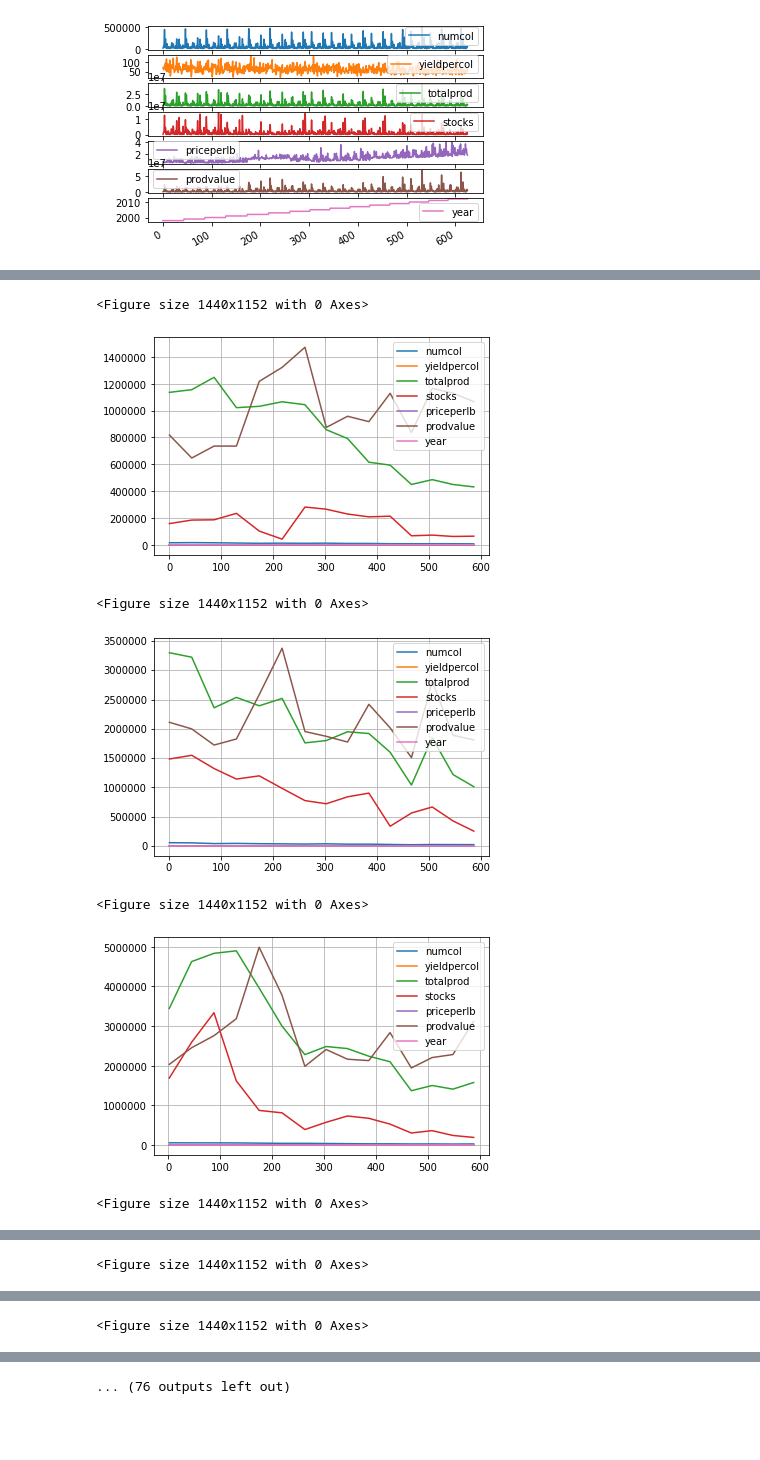
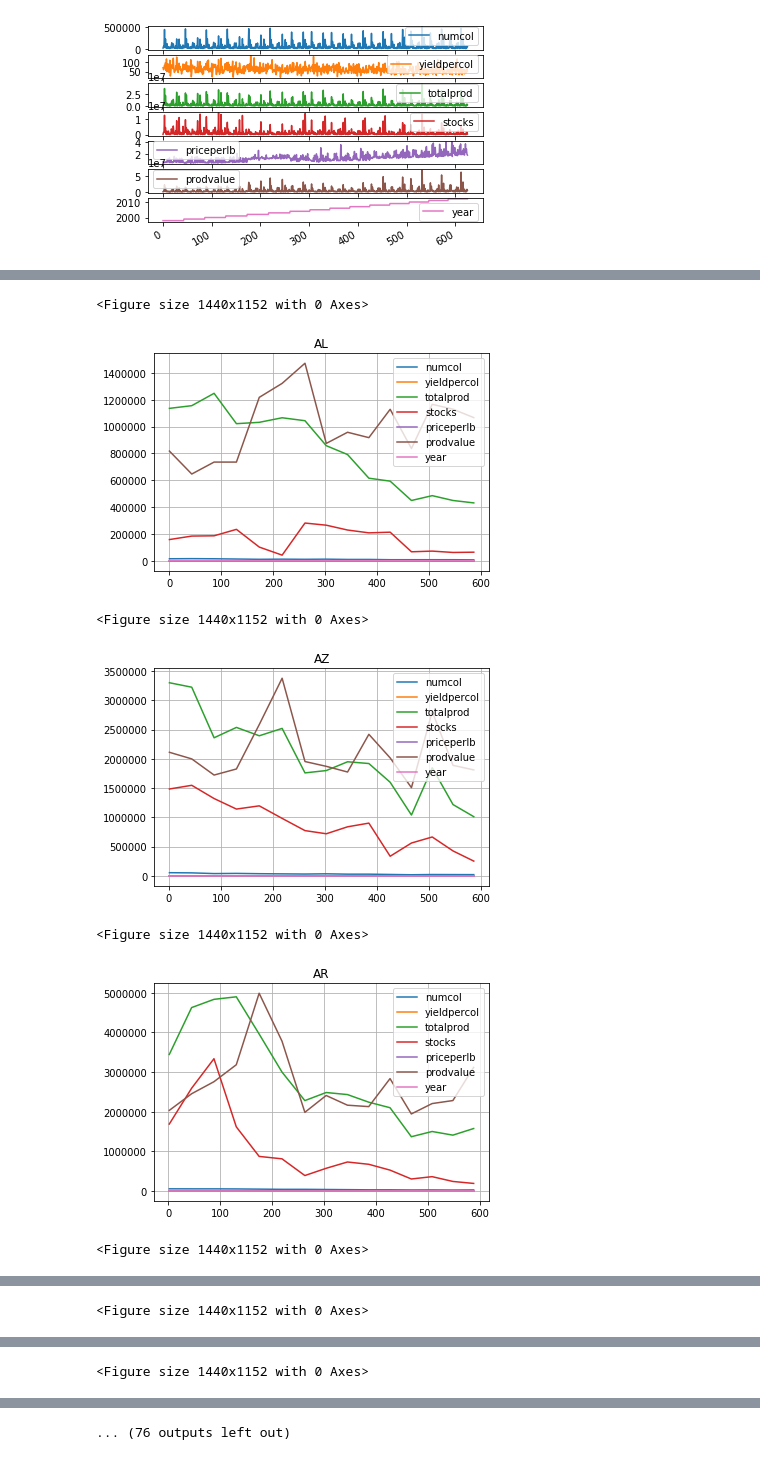
Before and after one commit to yadav-vikas/Kaggle, a Jupyter notebook: Honey_production/Honey-production-S3.ipynb, the cells around one changed output, grey strips where cells are left out. Cells and saved outputs as stored; diff of their text form; code cells hidden in the pictures; blank space fills up the shorter version.

```diff
--- a/Honey_production/Honey-production-S3.ipynb
+++ b/Honey_production/Honey-production-S3.ipynb
@@ -123,14 +121,15 @@ array([['AL', 16000.0, 71, 1136000.0, 159000.0, 0.72, 818000.0, 1998],
 # %%
 sample = pd.DataFrame()
 for i in all_states:
     sample = df.loc[df['state'] == i]
     plt.figure(figsize=(20,16))
     sample.plot(grid=True)
+    plt.title(i)
 # %% [output]
 <Figure size 1440x1152 with 0 Axes>
-[figure, old version]
+[figure, new version]
 <Figure size 1440x1152 with 0 Axes>
-[figure, old version]
+[figure, new version]
 <Figure size 1440x1152 with 0 Axes>
-[figure, old version]
+[figure, new version]
 <Figure size 1440x1152 with 0 Axes>
```
Also changed, not shown: parts of 15 cells of this notebook.
